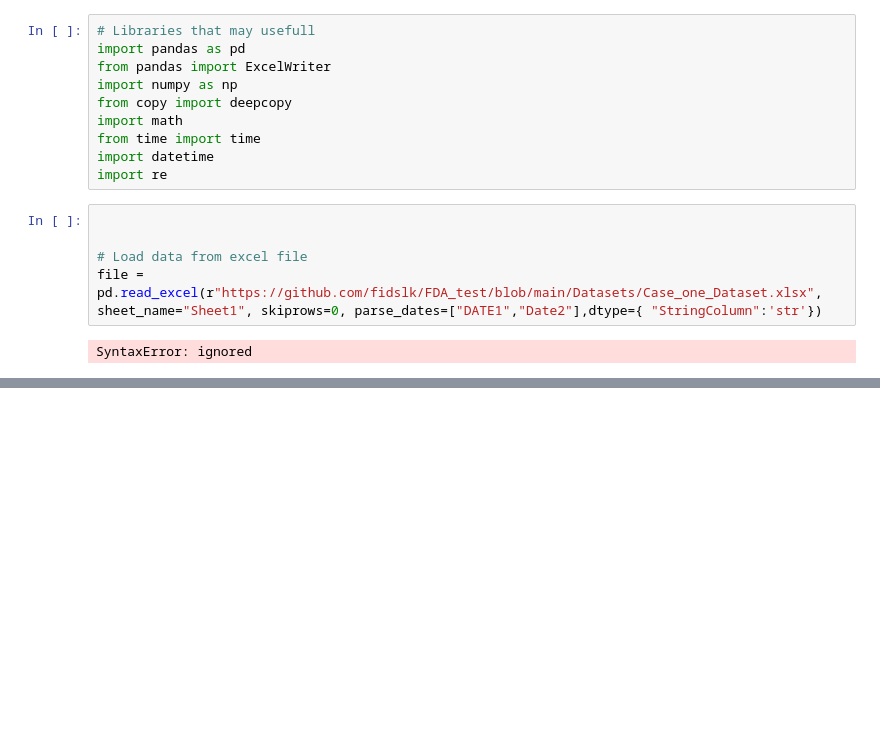
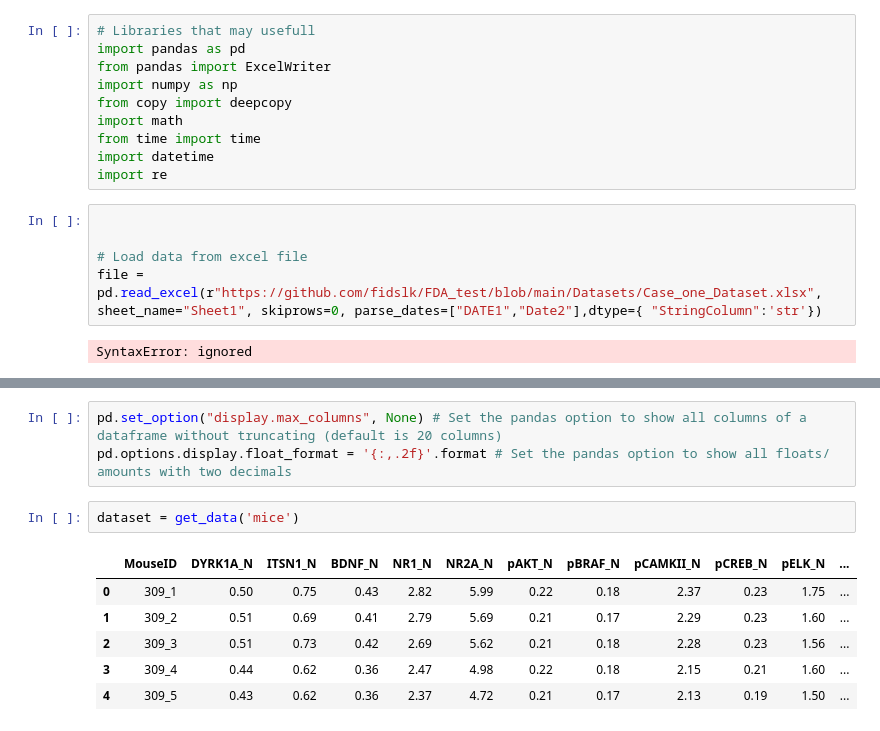
Before and after one commit to fidslk/FDA_test, a Jupyter notebook: Python_Workbook.ipynb, the cells around one changed output, grey strips where cells are left out. Drawn from its saved outputs; the diff is of its cells as text; blank space fills up the shorter version.

```diff
--- a/Python_Workbook.ipynb
+++ b/Python_Workbook.ipynb
@@ -21,0 +49,12 @@ SyntaxError: ignored
+# %%
+pd.set_option("display.max_columns", None) # Set the pandas option to show all columns of a dataframe without truncating (default is 20 columns)
+pd.options.display.float_format = '{:,.2f}'.format # Set the pandas option to show all floats/ amounts with two decimals
+# %%
+dataset = get_data('mice')
+# %% [output]
+|  | MouseID | DYRK1A_N | ITSN1_N | BDNF_N | NR1_N | NR2A_N | pAKT_N | pBRAF_N | pCAMKII_N | pCREB_N | pELK_N | ... |
+| 0 | 309_1 | 0.50 | 0.75 | 0.43 | 2.82 | 5.99 | 0.22 | 0.18 | 2.37 | 0.23 | 1.75 | ... |
+| 1 | 309_2 | 0.51 | 0.69 | 0.41 | 2.79 | 5.69 | 0.21 | 0.17 | 2.29 | 0.23 | 1.60 | ... |
+| 2 | 309_3 | 0.51 | 0.73 | 0.42 | 2.69 | 5.62 | 0.21 | 0.18 | 2.28 | 0.23 | 1.56 | ... |
+| 3 | 309_4 | 0.44 | 0.62 | 0.36 | 2.47 | 4.98 | 0.22 | 0.18 | 2.15 | 0.21 | 1.60 | ... |
+| 4 | 309_5 | 0.43 | 0.62 | 0.36 | 2.37 | 4.72 | 0.21 | 0.17 | 2.13 | 0.19 | 1.50 | ... |
```
Also changed, not shown: parts of 3 cells of this notebook.
